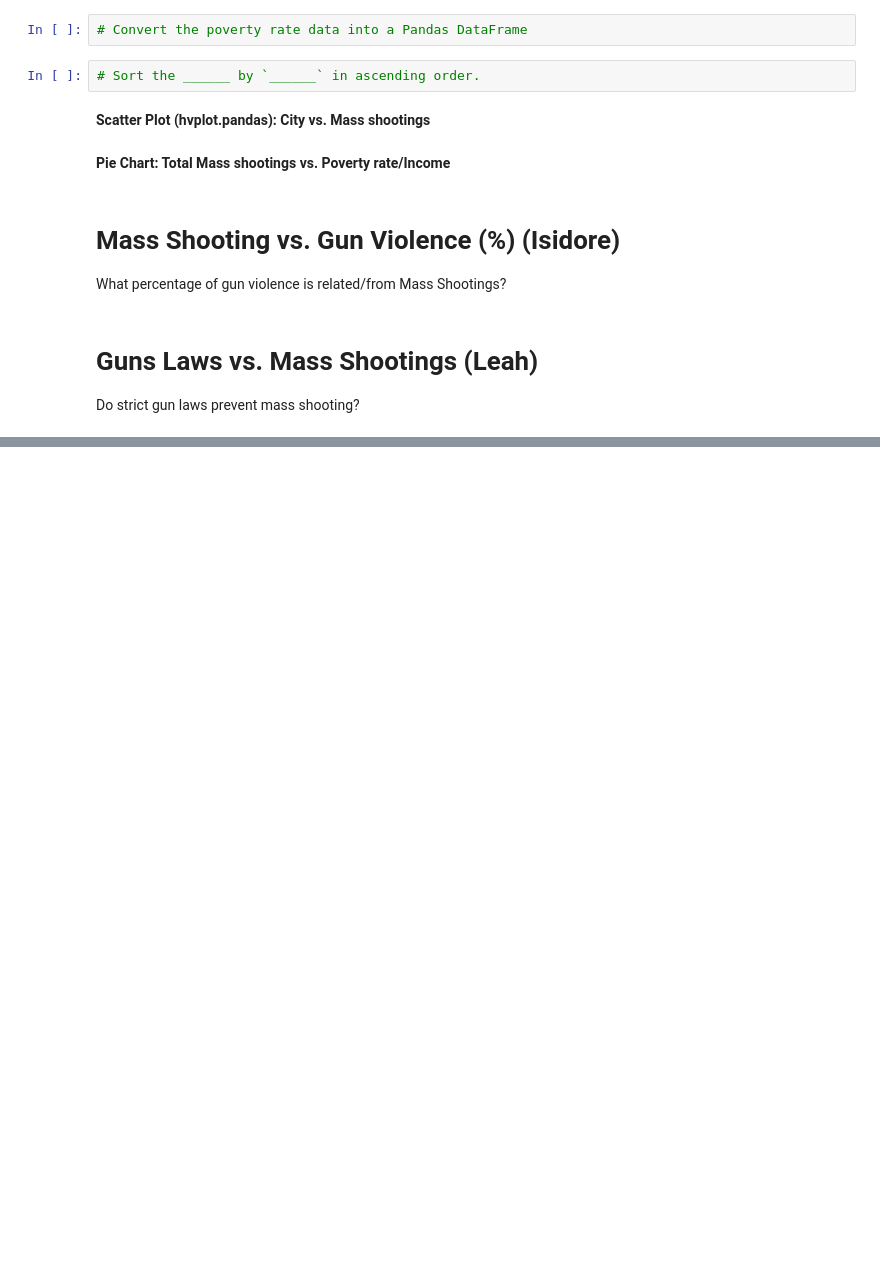
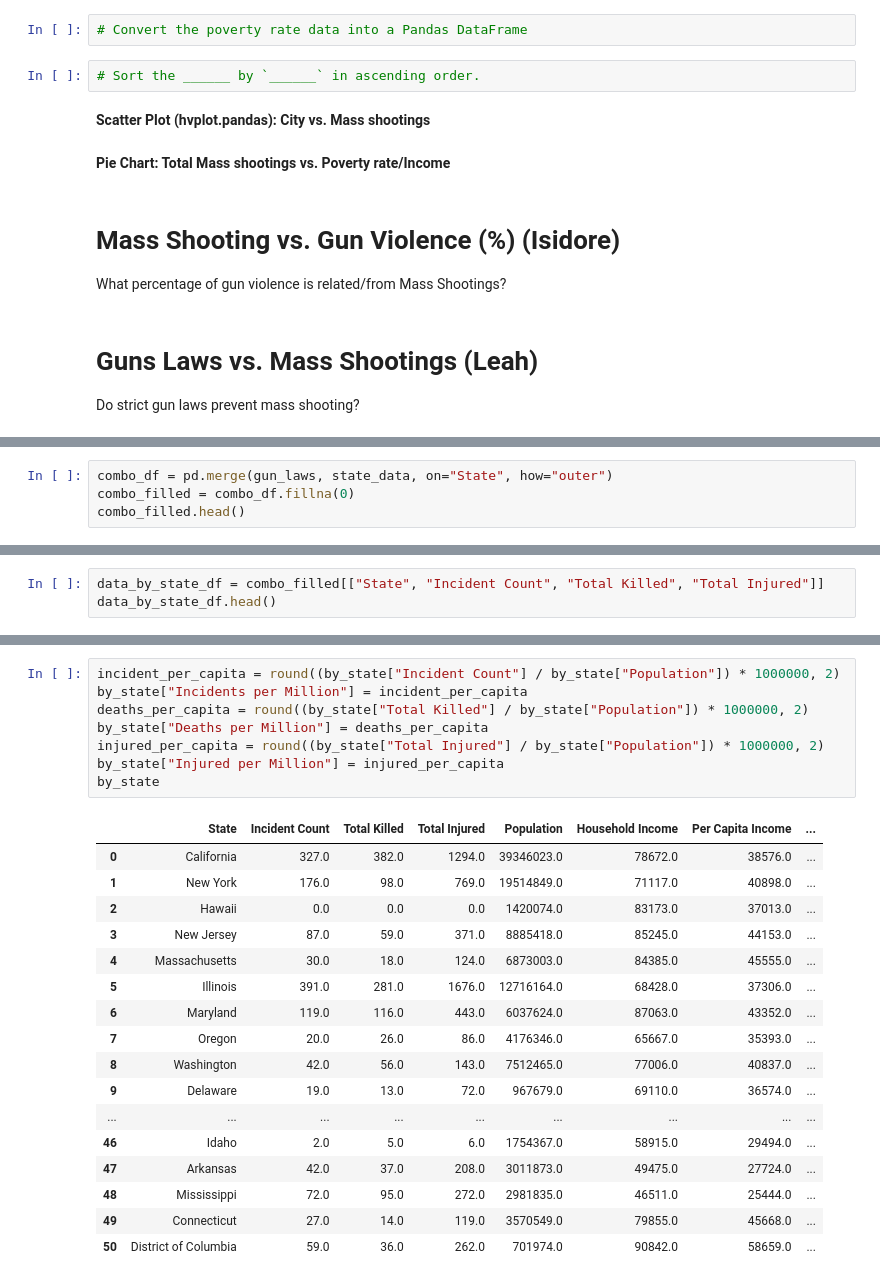
Before and after one commit to leah-apking/project1-mass-shootings, a Jupyter notebook: Project 1_instructions .ipynb, the cells around one changed output, grey strips where cells are left out. Saved outputs shown, nothing was run; the diff lists cells and outputs as text; blank space fills up the shorter version.

```diff
--- a/Project 1_instructions .ipynb
+++ b/Project 1_instructions .ipynb
@@ -264,0 +331,4 @@ Do strict gun laws prevent mass shooting?
+# %%
+combo_df = pd.merge(gun_laws, state_data, on="State", how="outer")
+combo_filled = combo_df.fillna(0)
+combo_filled.head()
@@ -264,0 +342,3 @@ Do strict gun laws prevent mass shooting?
+# %%
+data_by_state_df = combo_filled[["State", "Incident Count", "Total Killed", "Total Injured"]]
+data_by_state_df.head()
@@ -264,0 +373,26 @@ Do strict gun laws prevent mass shooting?
+# %%
+incident_per_capita = round((by_state["Incident Count"] / by_state["Population"]) * 1000000, 2)
+by_state["Incidents per Million"] = incident_per_capita
+deaths_per_capita = round((by_state["Total Killed"] / by_state["Population"]) * 1000000, 2)
+by_state["Deaths per Million"] = deaths_per_capita
+injured_per_capita = round((by_state["Total Injured"] / by_state["Population"]) * 1000000, 2)
+by_state["Injured per Million"] = injured_per_capita
+by_state
+# %% [output]
+|  | State | Incident Count | Total Killed | Total Injured | Population | Household Income | Per Capita Income | ... |
+| 0 | California | 327.0 | 382.0 | 1294.0 | 39346023.0 | 78672.0 | 38576.0 | ... |
+| 1 | New York | 176.0 | 98.0 | 769.0 | 19514849.0 | 71117.0 | 40898.0 | ... |
+| 2 | Hawaii | 0.0 | 0.0 | 0.0 | 1420074.0 | 83173.0 | 37013.0 | ... |
+| 3 | New Jersey | 87.0 | 59.0 | 371.0 | 8885418.0 | 85245.0 | 44153.0 | ... |
+| 4 | Massachusetts | 30.0 | 18.0 | 124.0 | 6873003.0 | 84385.0 | 45555.0 | ... |
+| 5 | Illinois | 391.0 | 281.0 | 1676.0 | 12716164.0 | 68428.0 | 37306.0 | ... |
+| 6 | Maryland | 119.0 | 116.0 | 443.0 | 6037624.0 | 87063.0 | 43352.0 | ... |
+| 7 | Oregon | 20.0 | 26.0 | 86.0 | 4176346.0 | 65667.0 | 35393.0 | ... |
+| 8 | Washington | 42.0 | 56.0 | 143.0 | 7512465.0 | 77006.0 | 40837.0 | ... |
+| 9 | Delaware | 19.0 | 13.0 | 72.0 | 967679.0 | 69110.0 | 36574.0 | ... |
+| ... | ... | ... | ... | ... | ... | ... | ... | ... |
+| 46 | Idaho | 2.0 | 5.0 | 6.0 | 1754367.0 | 58915.0 | 29494.0 | ... |
+| 47 | Arkansas | 42.0 | 37.0 | 208.0 | 3011873.0 | 49475.0 | 27724.0 | ... |
+| 48 | Mississippi | 72.0 | 95.0 | 272.0 | 2981835.0 | 46511.0 | 25444.0 | ... |
+| 49 | Connecticut | 27.0 | 14.0 | 119.0 | 3570549.0 | 79855.0 | 45668.0 | ... |
+| 50 | District of Columbia | 59.0 | 36.0 | 262.0 | 701974.0 | 90842.0 | 58659.0 | ... |
```
Also changed, not shown: parts of 13 cells of this notebook, 1 other file.
